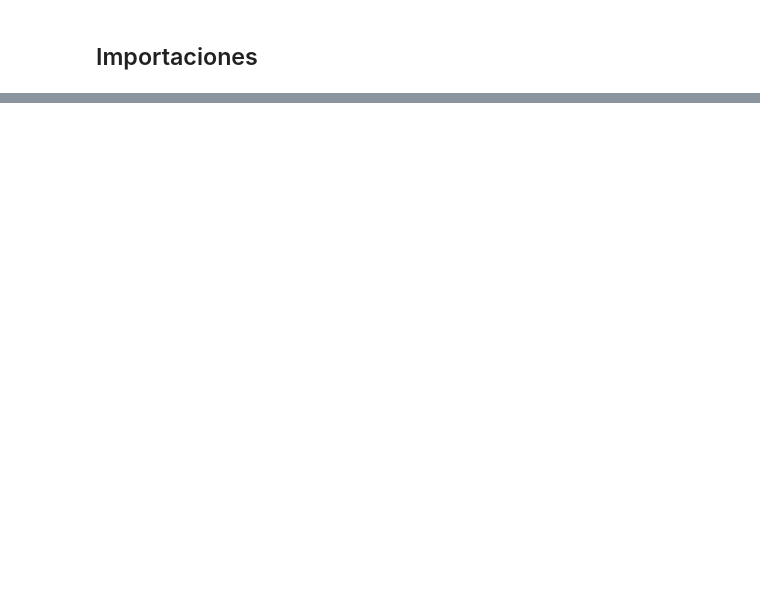
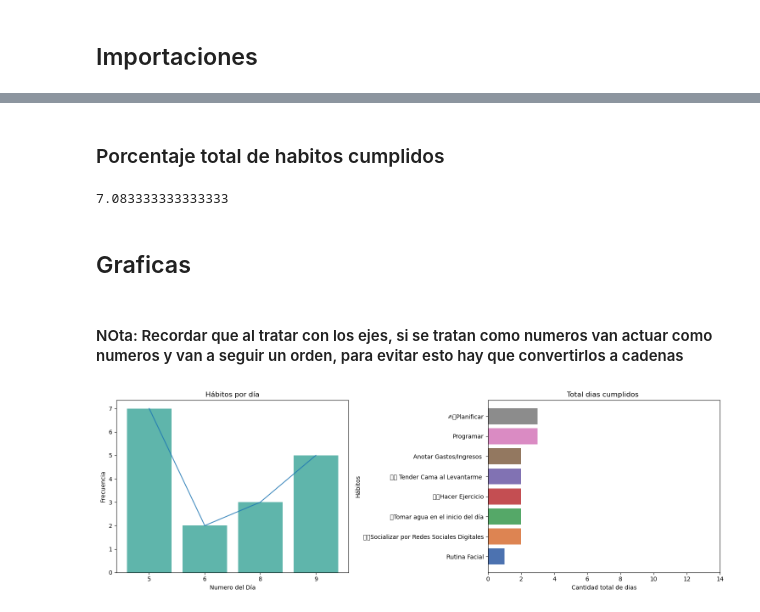
Before and after one commit to rdanbaro/Diamond-Analyzer, a Jupyter notebook: src/analysis/modulo_ds.ipynb, the cells around one changed output, grey strips where cells are left out. Saved outputs shown, nothing was run; the diff lists cells and outputs as text; code cells hidden in the pictures; blank space fills up the shorter version.

Commit message:
graficos en la vista habitos implementados(primer intento)

```diff
--- a/src/analysis/modulo_ds.ipynb
+++ b/src/analysis/modulo_ds.ipynb
@@ -44,0 +113,16 @@ ValueError: too many values to unpack (expected 2)
+# %%
+#columns_to_drop = me_interesa.filter(like='Date').columns.tolist() + data_habit_example.filter(like='Day').columns.tolist()
+
+new_name = me_interesa.transpose().reset_index()
+
+new_name.columns = range(13)
+frec_dia = new_name.eq('Yes').sum()
+
+dict_d = frec_dia.to_dict()
+days_maxfrec = [i for i in list(dict_d.keys()) if dict_d[i] == frec_dia.max()]
+days_minfrec = [i for i in list(dict_d.keys()) if dict_d[i] == frec_dia.min()]
+
+days_maxfrec
+frec_dia[frec_dia.values != 0]
+list(frec_dia[frec_dia.values != 0])
+#new_name
@@ -44,0 +153,48 @@ ValueError: too many values to unpack (expected 2)
+# %% [markdown]
+### Porcentaje total de habitos cumplidos
+# %%
+me_interesa.eq('Yes').sum().sum()
+me_interesa.size
+habits_porcent = me_interesa.eq('Yes').sum().sum() / me_interesa.size * 100
+habits_porcent
+# %% [output]
+7.083333333333333
+# %% [markdown]
+## Graficas
+# %% [markdown]
+#### NOta:   Recordar que al tratar con los ejes, si se tratan como numeros van actuar como numeros y van a seguir un orden, para evitar esto hay que convertirlos a cadenas
+# %%
+colors = sns.color_palette("deep")
+
+fig, ax = plt.subplots(1, 2, figsize=(15, 5))
+
+# Filtrar los datos para excluir los días con contador 0
+frec_dia_filtrado = frec_dia[frec_dia.values != 0]
+
+# Convertir los índices en cadenas
+frec_dia_filtrado.index = frec_dia_filtrado.index.astype(str)
+
+# Graficar un gráfico de barras en el primer eje
+ax[0].bar(frec_dia_filtrado.index, frec_dia_filtrado.values, alpha=0.75, color='#2a9d8f')
+ax[0].set_title('Hábitos por día')
+ax[0].set_xlabel('Numero del Día')
+ax[0].set_ylabel('Frecuencia')
+
+# Graficar un gráfico de líneas en el segundo eje
+ax[0].plot(frec_dia_filtrado.index, frec_dia_filtrado.values, alpha=0.85)
+
+
+frec_habit_filtrado = habits_ordenados[habits_ordenados.values != 0]
+#colors = ['b', 'g', 'r', 'c', 'm', 'y', 'k', 'orange', 'purple', 'brown']
+ax[1].barh(frec_habit_filtrado.index, frec_habit_filtrado.values, color=colors )
+ax[1].set_title('Total dias cumplidos ')
+ax[1].set_xlabel('Cantidad total de dias')
+ax[1].set_ylabel('Hábitos')
+ax[1].set_xticks(range(0,16,2))
+
+# Ajustar el diseño de las subtramas
+plt.tight_layout()
+
+plt.show()
+# %% [output]
+[figure, added]
```
Also changed, not shown: parts of 11 cells of this notebook, 6 other files.
